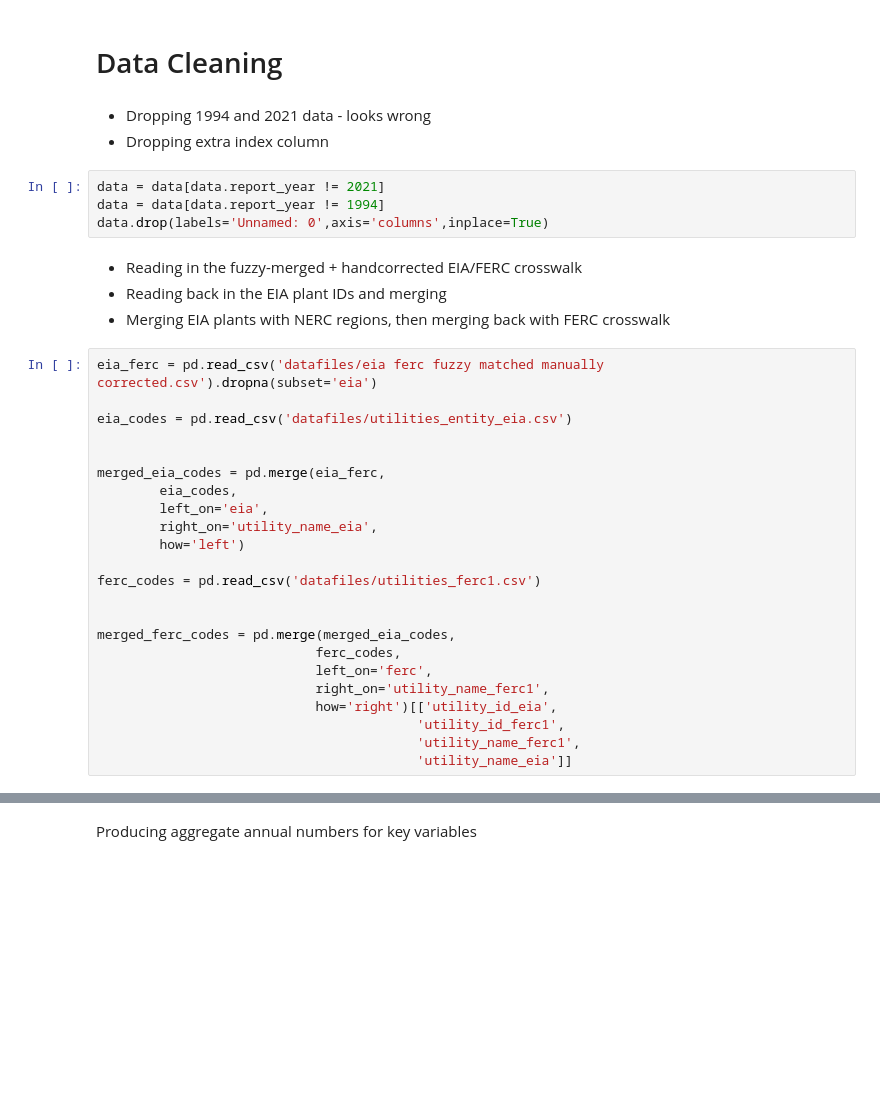
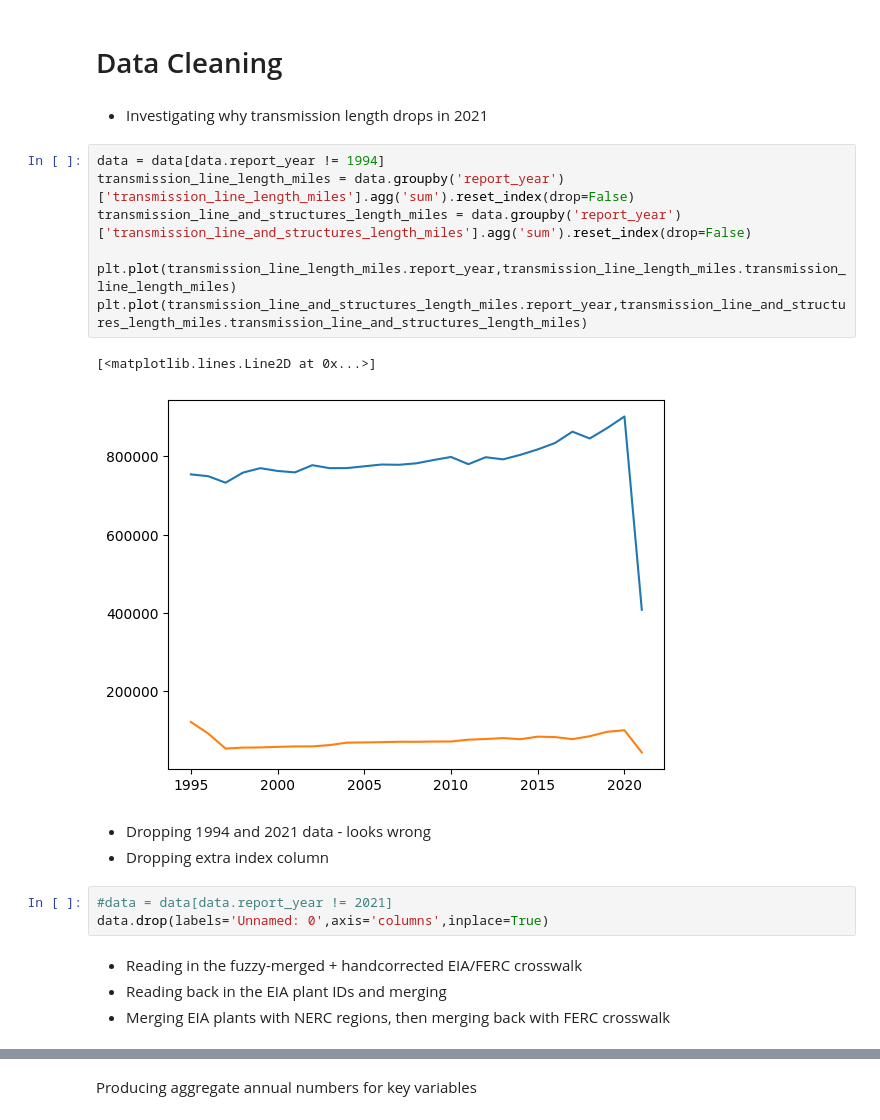
Before and after one commit to rayansud/UtilExpenses, a Jupyter notebook: code/analysis.ipynb, the cells around one changed output, grey strips where cells are left out. Cells and saved outputs as stored; diff of their text form; blank space fills up the shorter version.

```diff
--- a/code/analysis.ipynb
+++ b/code/analysis.ipynb
@@ -31,37 +31,25 @@ Index(['Unnamed: 0', 'disposition_of_energy', 'energy_losses',
       dtype='object')
 # %% [markdown]
 # Data Cleaning
+# %% [markdown]
+* Investigating why transmission length drops in 2021
+# %%
+data = data[data.report_year != 1994]
+transmission_line_length_miles = data.groupby('report_year')['transmission_line_length_miles'].agg('sum').reset_index(drop=False)
+transmission_line_and_structures_length_miles = data.groupby('report_year')['transmission_line_and_structures_length_miles'].agg('sum').reset_index(drop=False)
+
+plt.plot(transmission_line_length_miles.report_year,transmission_line_length_miles.transmission_line_length_miles)
+plt.plot(transmission_line_and_structures_length_miles.report_year,transmission_line_and_structures_length_miles.transmission_line_and_structures_length_miles)
+# %% [output]
+[<matplotlib.lines.Line2D at 0x...>]
+[figure, added]
 # %% [markdown]
 * Dropping 1994 and 2021 data - looks wrong
 * Dropping extra index column
 # %%
-data = data[data.report_year != 2021]
-data = data[data.report_year != 1994]
+#data = data[data.report_year != 2021]
 data.drop(labels='Unnamed: 0',axis='columns',inplace=True)
-# %% [markdown]
-* Reading in the fuzzy-merged + handcorrected EIA/FERC crosswalk
-* Reading back in the EIA plant IDs and merging
-* Merging EIA plants with NERC regions, then merging back with FERC crosswalk
-# %%
-eia_ferc = pd.read_csv('datafiles/eia ferc fuzzy matched manually corrected.csv').dropna(subset='eia')
-
-eia_codes = pd.read_csv('datafiles/utilities_entity_eia.csv')
-
-
-merged_eia_codes = pd.merge(eia_ferc,
-        eia_codes,
-        left_on='eia',
-        right_on='utility_name_eia',
-        how='left')
-
-ferc_codes = pd.read_csv('datafiles/utilities_ferc1.csv')
-
-
-merged_ferc_codes = pd.merge(merged_eia_codes,
-                            ferc_codes,
-                            left_on='ferc',
-                            right_on='utility_name_ferc1',
-                            how='right')[['utility_id_eia',
-                                         'utility_id_ferc1',
-                                         'utility_name_ferc1',
-                                         'utility_name_eia']]
+# %% [markdown]
+* Reading in the fuzzy-merged + handcorrected EIA/FERC crosswalk
+* Reading back in the EIA plant IDs and merging
+* Merging EIA plants with NERC regions, then merging back with FERC crosswalk
```
Also changed, not shown: parts of 30 cells of this notebook, 11 other files.
